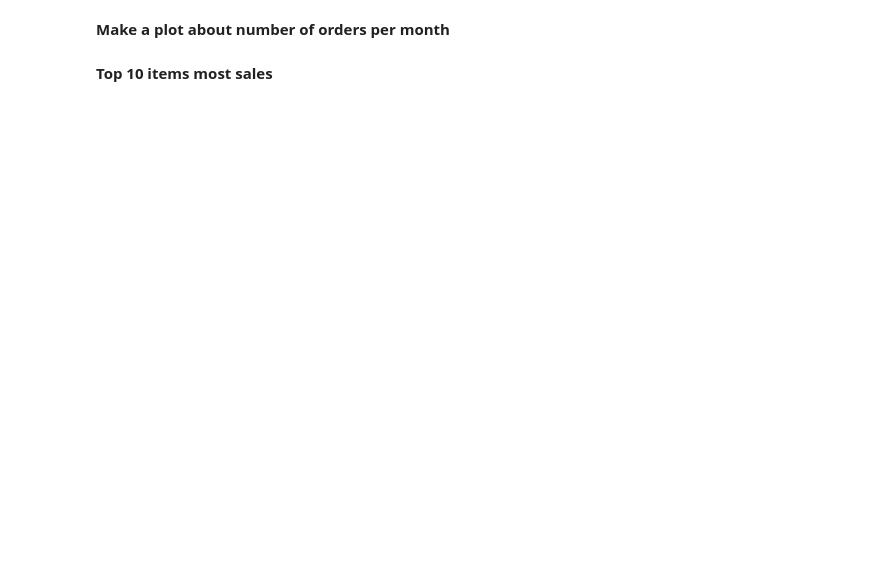
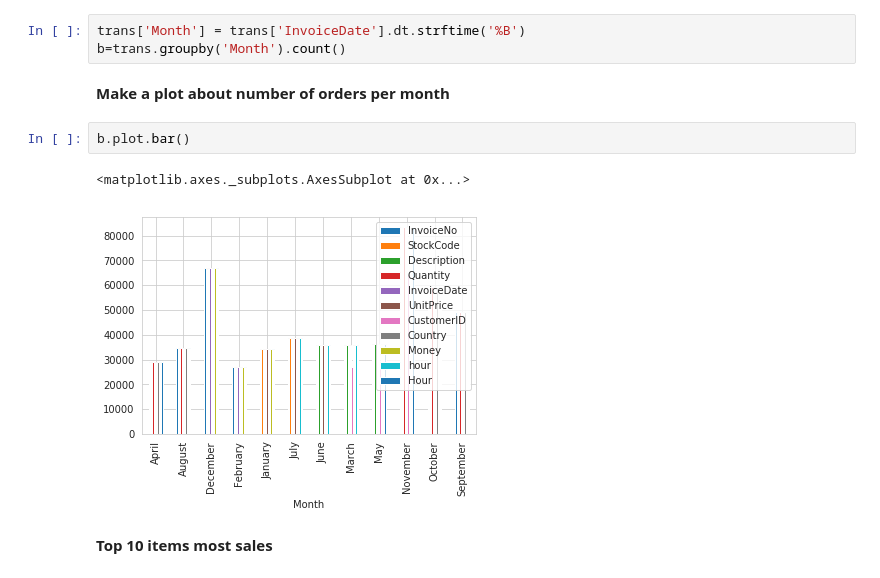
Before and after one commit to kvt0012/ex_DS_w3, a Jupyter notebook: Copy_of_Assignment_3_EDA.ipynb, the cells around one changed output. Cells and saved outputs as stored; diff of their text form; blank space fills up the shorter version.

```diff
--- a/Copy_of_Assignment_3_EDA.ipynb
+++ b/Copy_of_Assignment_3_EDA.ipynb
@@ -251,6 +274,14 @@ trans[trans['Country']=='United Kingdom']['CustomerID'].value_counts().head(1)
 # %% [markdown]
 **How many orders (per month)?**
+# %%
+trans['Month'] = trans['InvoiceDate'].dt.strftime('%B')
+b=trans.groupby('Month').count()
 # %% [markdown]
 **Make a plot about number of orders per month**
+# %%
+b.plot.bar()
+# %% [output]
+<matplotlib.axes._subplots.AxesSubplot at 0x...>
+[figure, added]
 # %% [markdown]
 **Top 10 items most sales**
```
Also changed, not shown: parts of 6 cells of this notebook.
